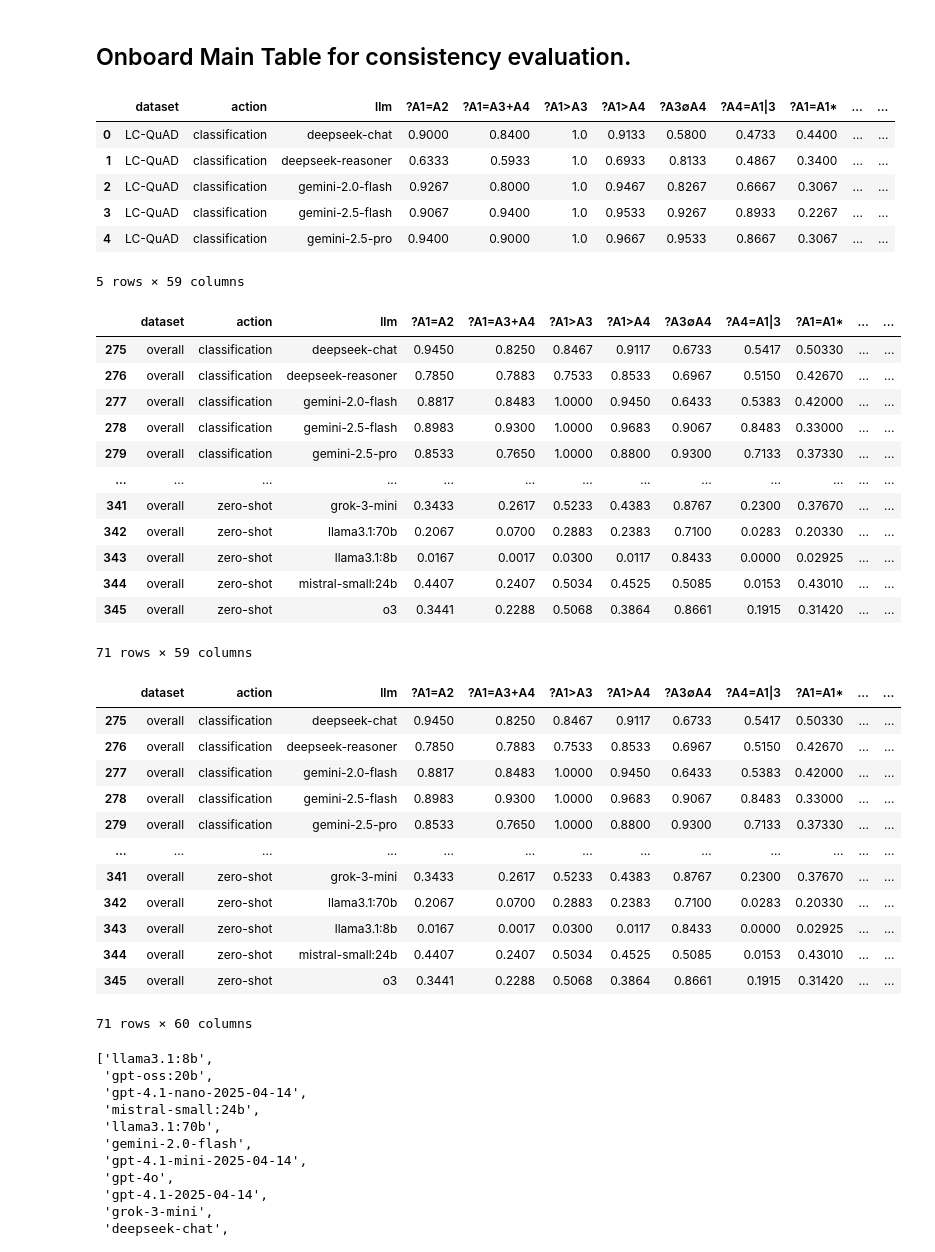
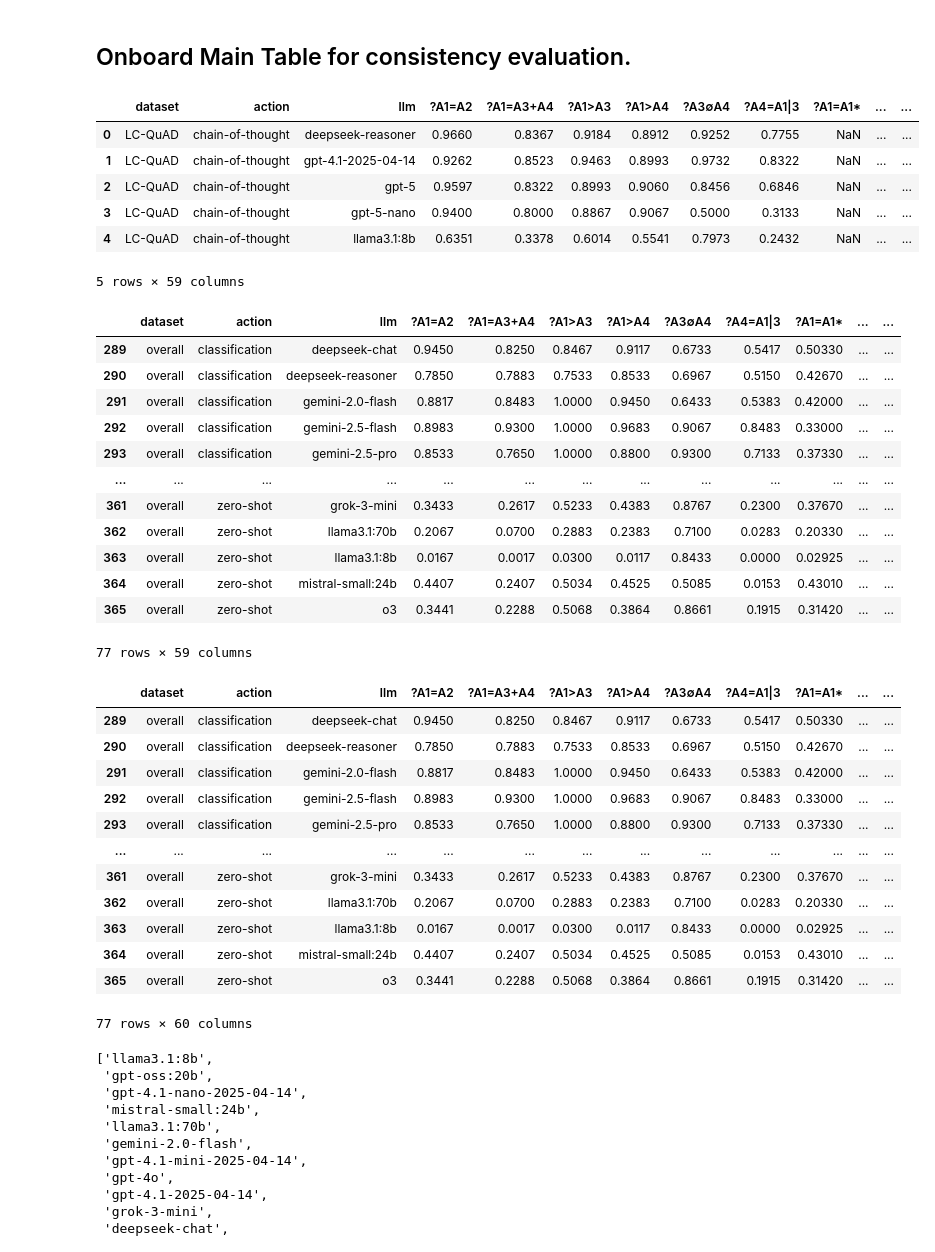
Before and after one commit to GabrieleT0/Answer-Set-Consistency-of-LLMs-For-QA, a Jupyter notebook: src/evaluation/onboard.ipynb, the cells around one changed output. Saved outputs shown, nothing was run; the diff lists cells and outputs as text; code cells hidden in the pictures.

```diff
--- a/src/evaluation/onboard.ipynb
+++ b/src/evaluation/onboard.ipynb
@@ -5,54 +5,54 @@ For onboarding results into the Table.
 # %%
 import pandas as pd
 import os
 
 # Load the data from summary_xidx.csv in the output folder
 folder = "../../output/"
-file = os.path.join(folder, "summary_xidk.csv")
+file = os.path.join(folder, "summary_xidk_old.csv")
 df = pd.read_csv(file)
 df.head()
 # %% [output]
 |  | dataset | action | llm | ?A1=A2 | ?A1=A3+A4 | ?A1>A3 | ?A1>A4 | ?A3∅A4 | ?A4=A1|3 | ?A1=A1* | ... | ... |
-| 0 | LC-QuAD | classification | deepseek-chat | 0.9000 | 0.8400 | 1.0 | 0.9133 | 0.5800 | 0.4733 | 0.4400 | ... | ... |
-| 1 | LC-QuAD | classification | deepseek-reasoner | 0.6333 | 0.5933 | 1.0 | 0.6933 | 0.8133 | 0.4867 | 0.3400 | ... | ... |
-| 2 | LC-QuAD | classification | gemini-2.0-flash | 0.9267 | 0.8000 | 1.0 | 0.9467 | 0.8267 | 0.6667 | 0.3067 | ... | ... |
-| 3 | LC-QuAD | classification | gemini-2.5-flash | 0.9067 | 0.9400 | 1.0 | 0.9533 | 0.9267 | 0.8933 | 0.2267 | ... | ... |
-| 4 | LC-QuAD | classification | gemini-2.5-pro | 0.9400 | 0.9000 | 1.0 | 0.9667 | 0.9533 | 0.8667 | 0.3067 | ... | ... |
+| 0 | LC-QuAD | chain-of-thought | deepseek-reasoner | 0.9660 | 0.8367 | 0.9184 | 0.8912 | 0.9252 | 0.7755 | NaN | ... | ... |
+| 1 | LC-QuAD | chain-of-thought | gpt-4.1-2025-04-14 | 0.9262 | 0.8523 | 0.9463 | 0.8993 | 0.9732 | 0.8322 | NaN | ... | ... |
+| 2 | LC-QuAD | chain-of-thought | gpt-5 | 0.9597 | 0.8322 | 0.8993 | 0.9060 | 0.8456 | 0.6846 | NaN | ... | ... |
+| 3 | LC-QuAD | chain-of-thought | gpt-5-nano | 0.9400 | 0.8000 | 0.8867 | 0.9067 | 0.5000 | 0.3133 | NaN | ... | ... |
+| 4 | LC-QuAD | chain-of-thought | llama3.1:8b | 0.6351 | 0.3378 | 0.6014 | 0.5541 | 0.7973 | 0.2432 | NaN | ... | ... |
 5 rows × 59 columns
 # %%
 df = df[df['dataset'] == 'overall']
 df
 # %% [output]
 |  | dataset | action | llm | ?A1=A2 | ?A1=A3+A4 | ?A1>A3 | ?A1>A4 | ?A3∅A4 | ?A4=A1|3 | ?A1=A1* | ... | ... |
-| 275 | overall | classification | deepseek-chat | 0.9450 | 0.8250 | 0.8467 | 0.9117 | 0.6733 | 0.5417 | 0.50330 | ... | ... |
-| 276 | overall | classification | deepseek-reasoner | 0.7850 | 0.7883 | 0.7533 | 0.8533 | 0.6967 | 0.5150 | 0.42670 | ... | ... |
-| 277 | overall | classification | gemini-2.0-flash | 0.8817 | 0.8483 | 1.0000 | 0.9450 | 0.6433 | 0.5383 | 0.42000 | ... | ... |
-| 278 | overall | classification | gemini-2.5-flash | 0.8983 | 0.9300 | 1.0000 | 0.9683 | 0.9067 | 0.8483 | 0.33000 | ... | ... |
-| 279 | overall | classification | gemini-2.5-pro | 0.8533 | 0.7650 | 1.0000 | 0.8800 | 0.9300 | 0.7133 | 0.37330 | ... | ... |
+| 289 | overall | classification | deepseek-chat | 0.9450 | 0.8250 | 0.8467 | 0.9117 | 0.6733 | 0.5417 | 0.50330 | ... | ... |
+| 290 | overall | classification | deepseek-reasoner | 0.7850 | 0.7883 | 0.7533 | 0.8533 | 0.6967 | 0.5150 | 0.42670 | ... | ... |
+| 291 | overall | classification | gemini-2.0-flash | 0.8817 | 0.8483 | 1.0000 | 0.9450 | 0.6433 | 0.5383 | 0.42000 | ... | ... |
+| 292 | overall | classification | gemini-2.5-flash | 0.8983 | 0.9300 | 1.0000 | 0.9683 | 0.9067 | 0.8483 | 0.33000 | ... | ... |
+| 293 | overall | classification | gemini-2.5-pro | 0.8533 | 0.7650 | 1.0000 | 0.8800 | 0.9300 | 0.7133 | 0.37330 | ... | ... |
 | ... | ... | ... | ... | ... | ... | ... | ... | ... | ... | ... | ... | ... |
-| 341 | overall | zero-shot | grok-3-mini | 0.3433 | 0.2617 | 0.5233 | 0.4383 | 0.8767 | 0.2300 | 0.37670 | ... | ... |
-| 342 | overall | zero-shot | llama3.1:70b | 0.2067 | 0.0700 | 0.2883 | 0.2383 | 0.7100 | 0.0283 | 0.20330 | ... | ... |
-| 343 | overall | zero-shot | llama3.1:8b | 0.0167 | 0.0017 | 0.0300 | 0.0117 | 0.8433 | 0.0000 | 0.02925 | ... | ... |
-| 344 | overall | zero-shot | mistral-small:24b | 0.4407 | 0.2407 | 0.5034 | 0.4525 | 0.5085 | 0.0153 | 0.43010 | ... | ... |
-| 345 | overall | zero-shot | o3 | 0.3441 | 0.2288 | 0.5068 | 0.3864 | 0.8661 | 0.1915 | 0.31420 | ... | ... |
+| 361 | overall | zero-shot | grok-3-mini | 0.3433 | 0.2617 | 0.5233 | 0.4383 | 0.8767 | 0.2300 | 0.37670 | ... | ... |
+| 362 | overall | zero-shot | llama3.1:70b | 0.2067 | 0.0700 | 0.2883 | 0.2383 | 0.7100 | 0.0283 | 0.20330 | ... | ... |
+| 363 | overall | zero-shot | llama3.1:8b | 0.0167 | 0.0017 | 0.0300 | 0.0117 | 0.8433 | 0.0000 | 0.02925 | ... | ... |
+| 364 | overall | zero-shot | mistral-small:24b | 0.4407 | 0.2407 | 0.5034 | 0.4525 | 0.5085 | 0.0153 | 0.43010 | ... | ... |
+| 365 | overall | zero-shot | o3 | 0.3441 | 0.2288 | 0.5068 | 0.3864 | 0.8661 | 0.1915 | 0.31420 | ... | ... |
-71 rows × 59 columns
+77 rows × 59 columns
 # %%
 df["ave_?A"] = df[["?A1=A2", "?A1>A3","?A1>A4","?A3∅A4","?A4=A1|3"]].mean(axis=1)
 df
 # %% [output]
 |  | dataset | action | llm | ?A1=A2 | ?A1=A3+A4 | ?A1>A3 | ?A1>A4 | ?A3∅A4 | ?A4=A1|3 | ?A1=A1* | ... | ... |
-| 275 | overall | classification | deepseek-chat | 0.9450 | 0.8250 | 0.8467 | 0.9117 | 0.6733 | 0.5417 | 0.50330 | ... | ... |
-| 276 | overall | classification | deepseek-reasoner | 0.7850 | 0.7883 | 0.7533 | 0.8533 | 0.6967 | 0.5150 | 0.42670 | ... | ... |
-| 277 | overall | classification | gemini-2.0-flash | 0.8817 | 0.8483 | 1.0000 | 0.9450 | 0.6433 | 0.5383 | 0.42000 | ... | ... |
-| 278 | overall | classification | gemini-2.5-flash | 0.8983 | 0.9300 | 1.0000 | 0.9683 | 0.9067 | 0.8483 | 0.33000 | ... | ... |
-| 279 | overall | classification | gemini-2.5-pro | 0.8533 | 0.7650 | 1.0000 | 0.8800 | 0.9300 | 0.7133 | 0.37330 | ... | ... |
+| 289 | overall | classification | deepseek-chat | 0.9450 | 0.8250 | 0.8467 | 0.9117 | 0.6733 | 0.5417 | 0.50330 | ... | ... |
+| 290 | overall | classification | deepseek-reasoner | 0.7850 | 0.7883 | 0.7533 | 0.8533 | 0.6967 | 0.5150 | 0.42670 | ... | ... |
+| 291 | overall | classification | gemini-2.0-flash | 0.8817 | 0.8483 | 1.0000 | 0.9450 | 0.6433 | 0.5383 | 0.42000 | ... | ... |
+| 292 | overall | classification | gemini-2.5-flash | 0.8983 | 0.9300 | 1.0000 | 0.9683 | 0.9067 | 0.8483 | 0.33000 | ... | ... |
+| 293 | overall | classification | gemini-2.5-pro | 0.8533 | 0.7650 | 1.0000 | 0.8800 | 0.9300 | 0.7133 | 0.37330 | ... | ... |
 | ... | ... | ... | ... | ... | ... | ... | ... | ... | ... | ... | ... | ... |
-| 341 | overall | zero-shot | grok-3-mini | 0.3433 | 0.2617 | 0.5233 | 0.4383 | 0.8767 | 0.2300 | 0.37670 | ... | ... |
-| 342 | overall | zero-shot | llama3.1:70b | 0.2067 | 0.0700 | 0.2883 | 0.2383 | 0.7100 | 0.0283 | 0.20330 | ... | ... |
-| 343 | overall | zero-shot | llama3.1:8b | 0.0167 | 0.0017 | 0.0300 | 0.0117 | 0.8433 | 0.0000 | 0.02925 | ... | ... |
-| 344 | overall | zero-shot | mistral-small:24b | 0.4407 | 0.2407 | 0.5034 | 0.4525 | 0.5085 | 0.0153 | 0.43010 | ... | ... |
-| 345 | overall | zero-shot | o3 | 0.3441 | 0.2288 | 0.5068 | 0.3864 | 0.8661 | 0.1915 | 0.31420 | ... | ... |
+| 361 | overall | zero-shot | grok-3-mini | 0.3433 | 0.2617 | 0.5233 | 0.4383 | 0.8767 | 0.2300 | 0.37670 | ... | ... |
+| 362 | overall | zero-shot | llama3.1:70b | 0.2067 | 0.0700 | 0.2883 | 0.2383 | 0.7100 | 0.0283 | 0.20330 | ... | ... |
+| 363 | overall | zero-shot | llama3.1:8b | 0.0167 | 0.0017 | 0.0300 | 0.0117 | 0.8433 | 0.0000 | 0.02925 | ... | ... |
+| 364 | overall | zero-shot | mistral-small:24b | 0.4407 | 0.2407 | 0.5034 | 0.4525 | 0.5085 | 0.0153 | 0.43010 | ... | ... |
+| 365 | overall | zero-shot | o3 | 0.3441 | 0.2288 | 0.5068 | 0.3864 | 0.8661 | 0.1915 | 0.31420 | ... | ... |
-71 rows × 60 columns
+77 rows × 60 columns
 # %%
 
 llms = pd.read_csv(folder + "model_index_map.csv")["llm"].to_list()
```
Also changed, not shown: parts of 14 cells of this notebook.
